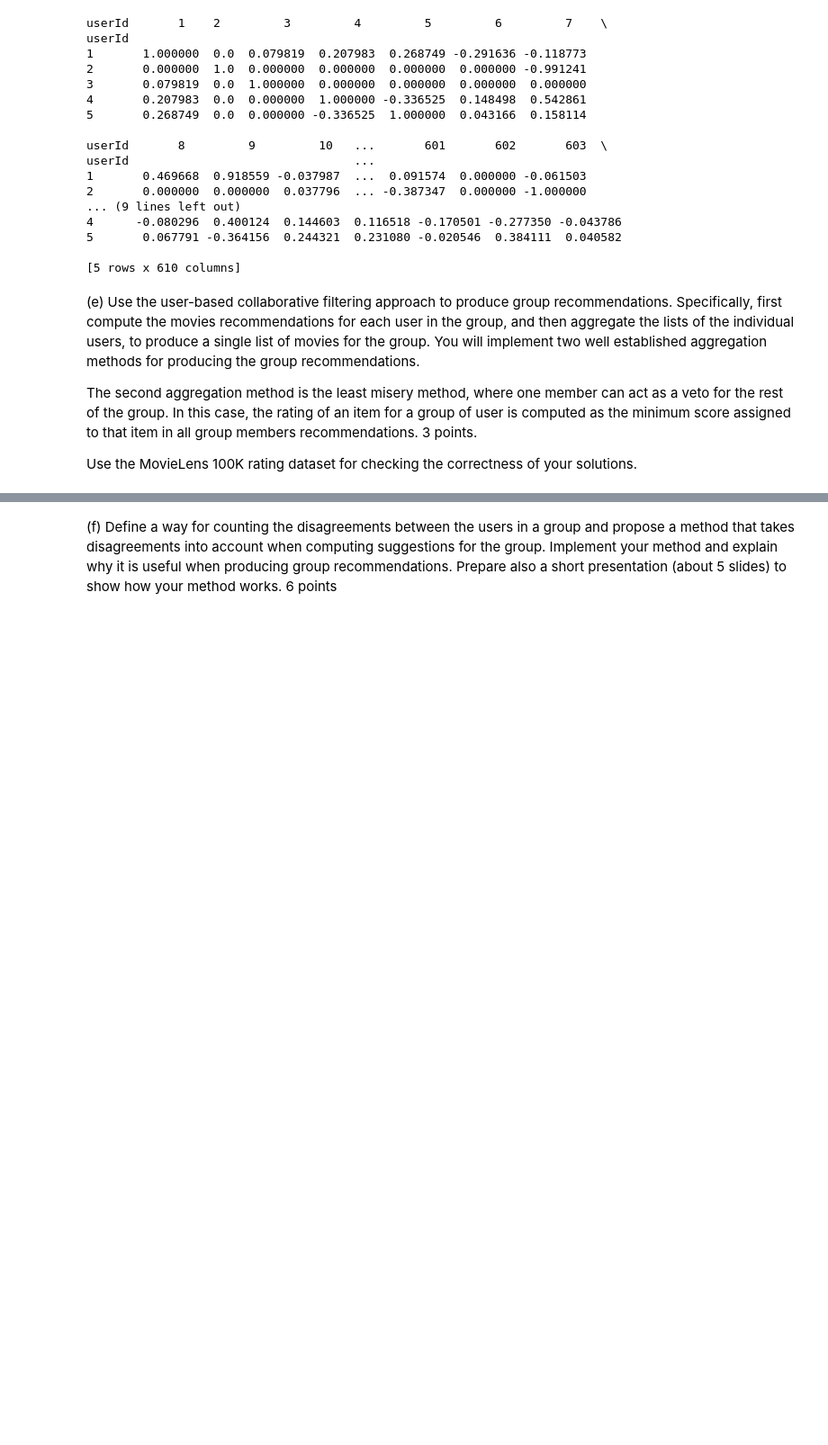
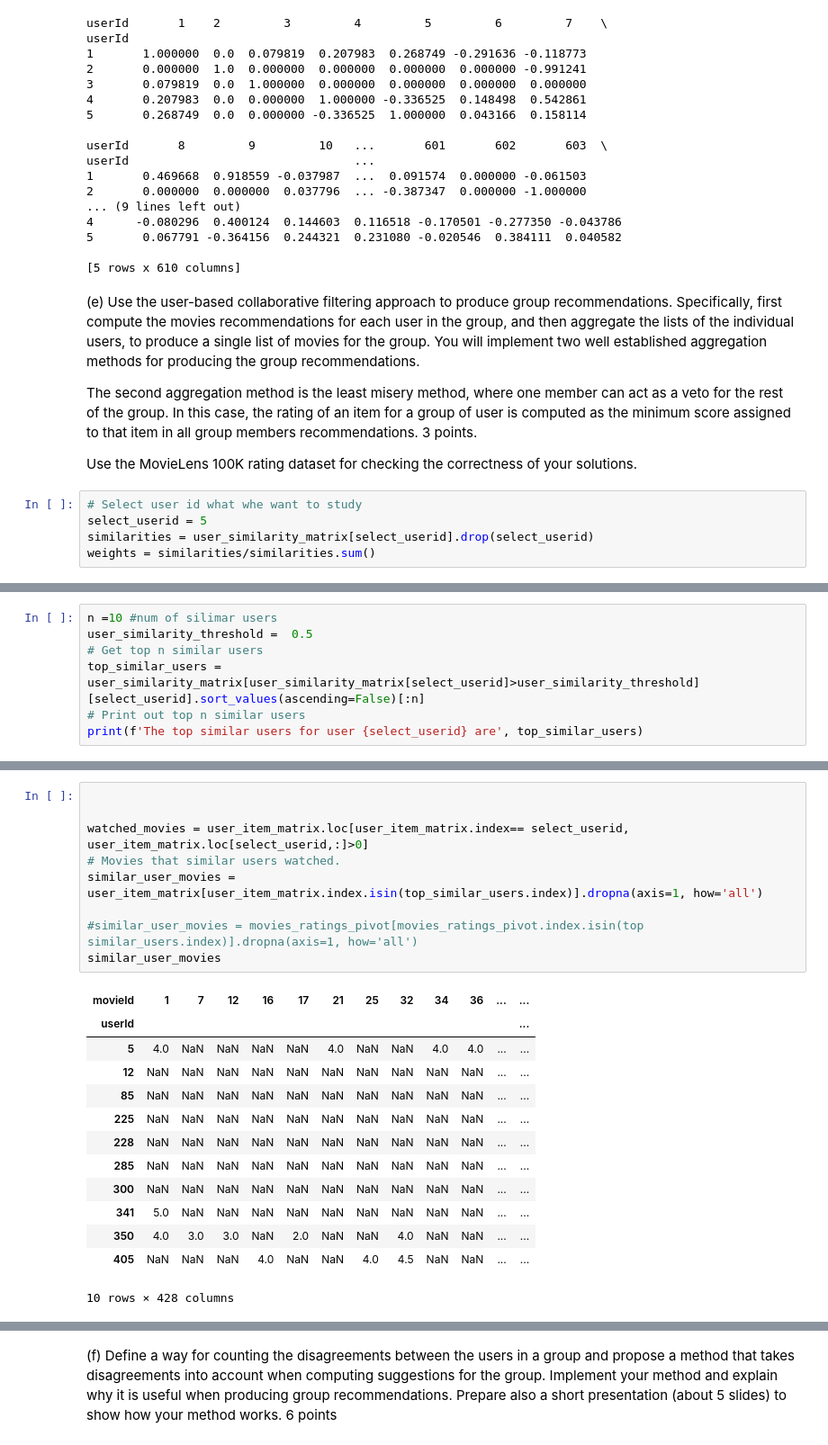
Before and after one commit to jadkarr/Recommender-System, a Jupyter notebook: projetpartone.ipynb, the cells around one changed output, grey strips where cells are left out. Shown at 90% size. Cells and saved outputs as stored; diff of their text form; blank space fills up the shorter version.

```diff
--- a/projetpartone.ipynb
+++ b/projetpartone.ipynb
@@ -226,3 +226,8 @@ as a veto for the rest of the group. In this case, the rating of an item for a g
 recommendations. 3 points.
 
 Use the MovieLens 100K rating dataset for checking the correctness of your solutions.
+# %%
+# Select user id what whe want to study
+select_userid = 5
+similarities = user_similarity_matrix[select_userid].drop(select_userid)
+weights = similarities/similarities.sum()
@@ -228,0 +250,7 @@ Use the MovieLens 100K rating dataset for checking the correctness of your solut
+# %%
+n =10 #num of silimar users
+user_similarity_threshold =  0.5
+# Get top n similar users
+top_similar_users = user_similarity_matrix[user_similarity_matrix[select_userid]>user_similarity_threshold][select_userid].sort_values(ascending=False)[:n]
+# Print out top n similar users
+print(f'The top similar users for user {select_userid} are', top_similar_users)
@@ -228,0 +270,23 @@ Use the MovieLens 100K rating dataset for checking the correctness of your solut
+# %%
+
+
+watched_movies = user_item_matrix.loc[user_item_matrix.index== select_userid, user_item_matrix.loc[select_userid,:]>0]
+# Movies that similar users watched.
+similar_user_movies = user_item_matrix[user_item_matrix.index.isin(top_similar_users.index)].dropna(axis=1, how='all')
+
+#similar_user_movies = movies_ratings_pivot[movies_ratings_pivot.index.isin(top similar_users.index)].dropna(axis=1, how='all')
+similar_user_movies
+# %% [output]
+| movieId | 1 | 7 | 12 | 16 | 17 | 21 | 25 | 32 | 34 | 36 | ... | ... |
+| userId |  |  |  |  |  |  |  |  |  |  |  | ... |
+| 5 | 4.0 | NaN | NaN | NaN | NaN | 4.0 | NaN | NaN | 4.0 | 4.0 | ... | ... |
+| 12 | NaN | NaN | NaN | NaN | NaN | NaN | NaN | NaN | NaN | NaN | ... | ... |
+| 85 | NaN | NaN | NaN | NaN | NaN | NaN | NaN | NaN | NaN | NaN | ... | ... |
+| 225 | NaN | NaN | NaN | NaN | NaN | NaN | NaN | NaN | NaN | NaN | ... | ... |
+| 228 | NaN | NaN | NaN | NaN | NaN | NaN | NaN | NaN | NaN | NaN | ... | ... |
+| 285 | NaN | NaN | NaN | NaN | NaN | NaN | NaN | NaN | NaN | NaN | ... | ... |
+| 300 | NaN | NaN | NaN | NaN | NaN | NaN | NaN | NaN | NaN | NaN | ... | ... |
+| 341 | 5.0 | NaN | NaN | NaN | NaN | NaN | NaN | NaN | NaN | NaN | ... | ... |
+| 350 | 4.0 | 3.0 | 3.0 | NaN | 2.0 | NaN | NaN | 4.0 | NaN | NaN | ... | ... |
+| 405 | NaN | NaN | NaN | 4.0 | NaN | NaN | 4.0 | 4.5 | NaN | NaN | ... | ... |
+10 rows × 428 columns
```
Also changed, not shown: parts of 3 cells of this notebook.
